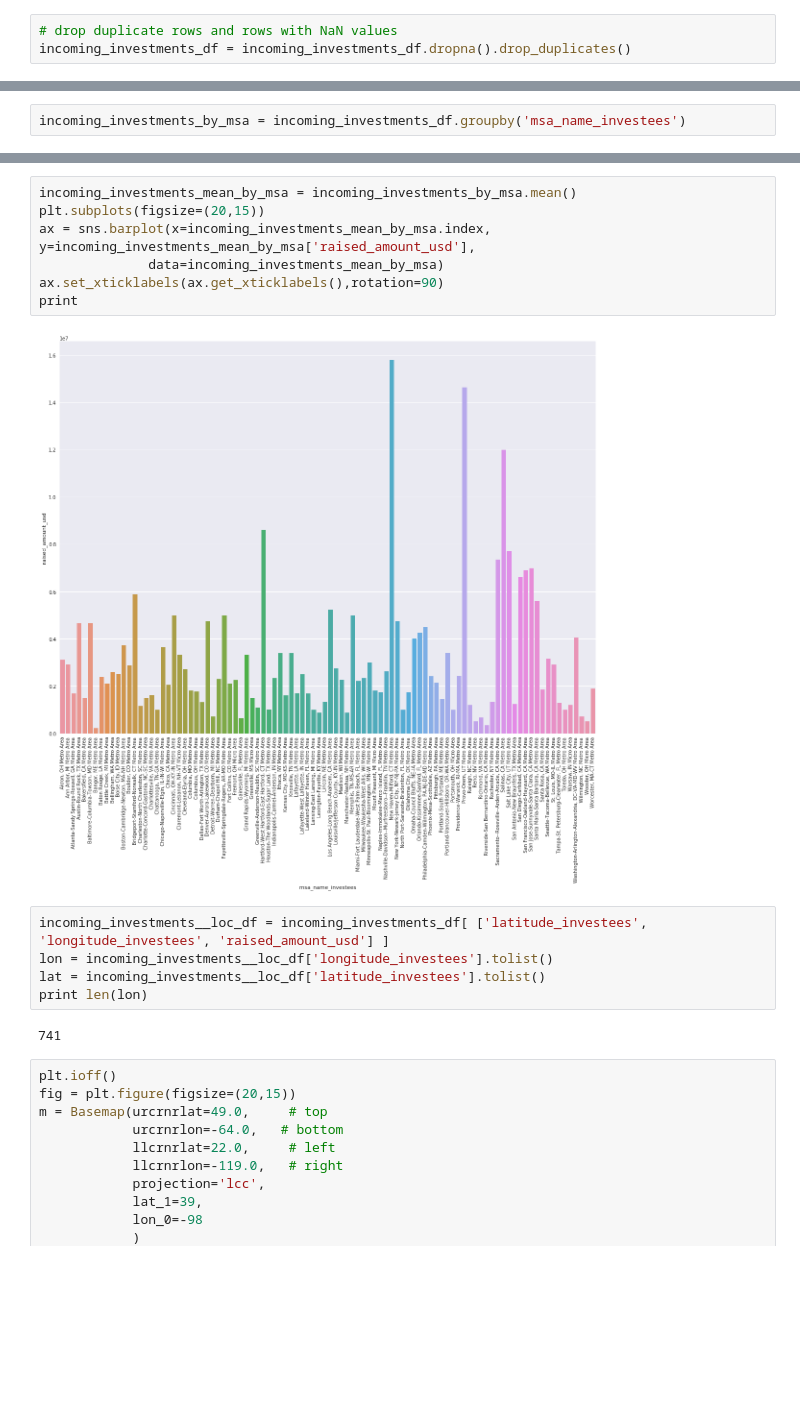
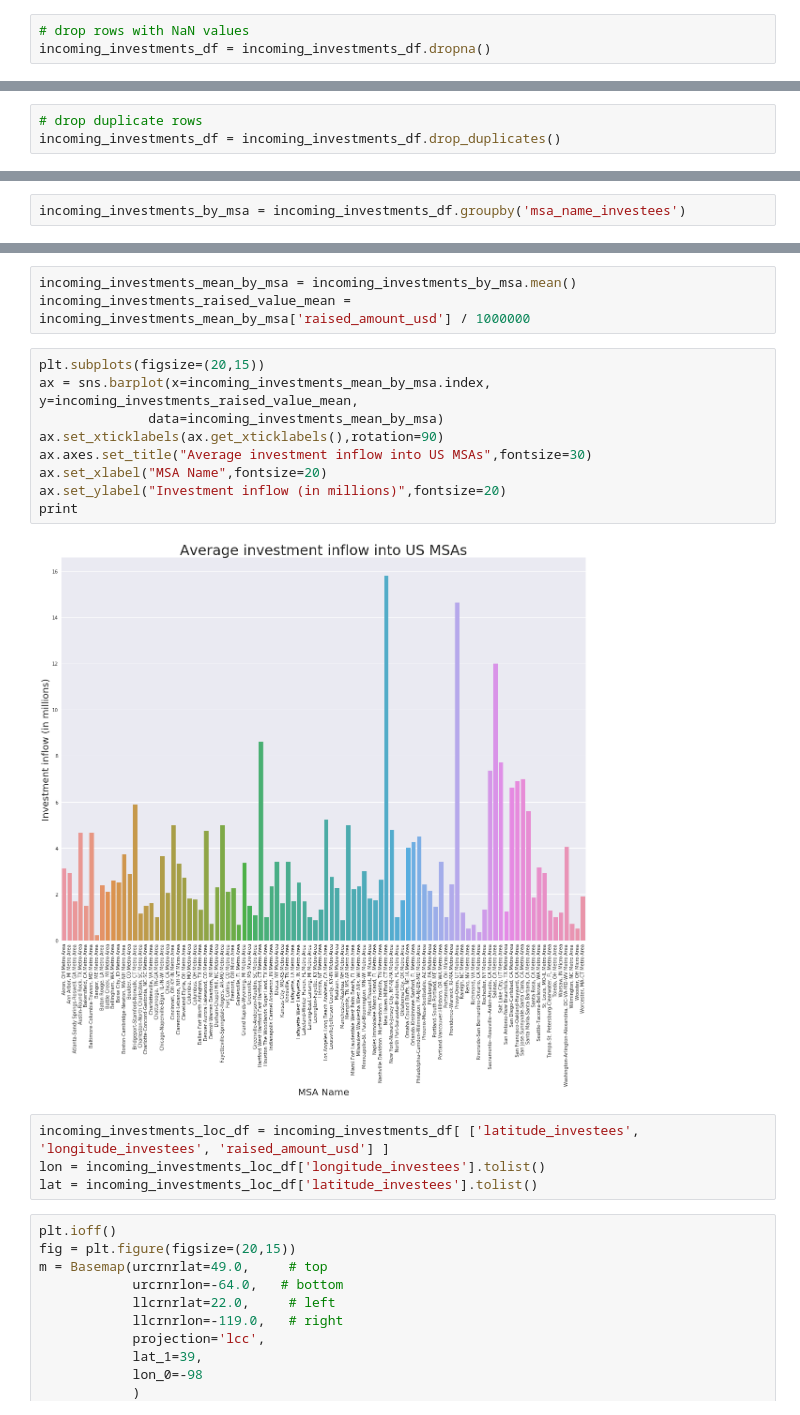
Before and after one commit to CIT-ee/MSA-Investment-Flow, a Jupyter notebook: notebooks/0.1-spider101-exploring-incoming-investments.ipynb, the cells around one changed output, grey strips where cells are left out. Cells and saved outputs as stored; diff of their text form; blank space fills up the shorter version.

```diff
--- a/notebooks/0.1-spider101-exploring-incoming-investments.ipynb
+++ b/notebooks/0.1-spider101-exploring-incoming-investments.ipynb
@@ -38,5 +38,5 @@ incoming_investments_df.head()
 | 3 | 7e66bb08-5d37-d5f7-c432-32c950893b9f | Cleveland | OH | 41.504730 | -81.690742 | ... |
 | 4 | fb77b550-5a58-a0be-eb32-80661325d5d7 | Cleveland | OH | 41.504730 | -81.690742 | ... |
 # %%
-# drop duplicate rows and rows with NaN values
-incoming_investments_df = incoming_investments_df.dropna().drop_duplicates()
+# drop rows with NaN values
+incoming_investments_df = incoming_investments_df.dropna()
@@ -43,3 +77,6 @@ incoming_investments_df = incoming_investments_df.dropna().drop_duplicates()
+# %%
+# drop duplicate rows
+incoming_investments_df = incoming_investments_df.drop_duplicates()
 # %% [markdown]
 ## Exploring by state
 # %%
@@ -75,22 +117,24 @@ incoming_investments_by_msa.describe()['raised_amount_usd'].head()
 | Atlanta-Sandy Springs-Roswell, GA... | 4.0 | 1.675000e+06 | 7.675719e+05 | 800000.0 | 1175000.0 | 1700000.0 | 2200000.0 | 2500000.0 |
 | Austin-Round Rock, TX Metro Area | 28.0 | 4.656500e+06 | 9.465554e+06 | 100000.0 | 338750.0 | 1500000.0 | 5375000.0 | 49000000.0 |
 | Bakersfield, CA Metro Area | 1.0 | 1.500000e+06 | NaN | 1500000.0 | 1500000.0 | 1500000.0 | 1500000.0 | 1500000.0 |
+# %%
+incoming_investments_mean_by_msa = incoming_investments_by_msa.mean()
+incoming_investments_raised_value_mean = incoming_investments_mean_by_msa['raised_amount_usd'] / 1000000
 # %%
-incoming_investments_mean_by_msa = incoming_investments_by_msa.mean()
 plt.subplots(figsize=(20,15))
-ax = sns.barplot(x=incoming_investments_mean_by_msa.index, y=incoming_investments_mean_by_msa['raised_amount_usd'],
+ax = sns.barplot(x=incoming_investments_mean_by_msa.index, y=incoming_investments_raised_value_mean,
               data=incoming_investments_mean_by_msa)
 ax.set_xticklabels(ax.get_xticklabels(),rotation=90)
+ax.axes.set_title("Average investment inflow into US MSAs",fontsize=30)
+ax.set_xlabel("MSA Name",fontsize=20)
+ax.set_ylabel("Investment inflow (in millions)",fontsize=20)
 print
 # %% [output]
-[figure, old version]
+[figure, new version]
 # %%
-incoming_investments__loc_df = incoming_investments_df[ ['latitude_investees', 'longitude_investees', 'raised_amount_usd'] ]
-lon = incoming_investments__loc_df['longitude_investees'].tolist()
-lat = incoming_investments__loc_df['latitude_investees'].tolist()
-print len(lon)
+incoming_investments_loc_df = incoming_investments_df[ ['latitude_investees', 'longitude_investees', 'raised_amount_usd'] ]
+lon = incoming_investments_loc_df['longitude_investees'].tolist()
+lat = incoming_investments_loc_df['latitude_investees'].tolist()
-# %% [output]
-741
 # %%
 plt.ioff()
 fig = plt.figure(figsize=(20,15))
```
Also changed, not shown: parts of 10 cells of this notebook, 2 other files.
